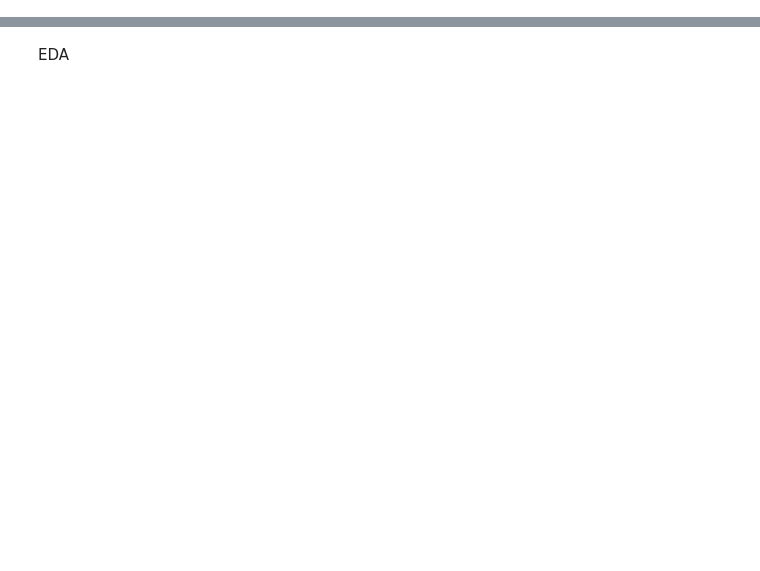
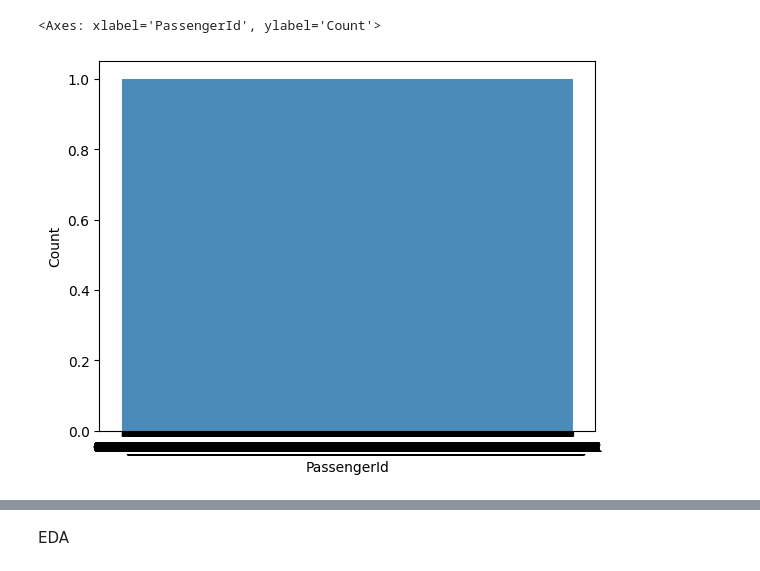
Before and after one commit to 7PAM2015-0105-2023-Team1/kaggle_challenge_team_1, a Jupyter notebook: Kaggle_Challenge_Team_1.ipynb, the cells around one changed output, grey strips where cells are left out. Saved outputs shown, nothing was run; the diff lists cells and outputs as text; code cells hidden in the pictures; blank space fills up the shorter version.

Commit message:
Model first attempt of kaggle score

```diff
--- a/Kaggle_Challenge_Team_1.ipynb
+++ b/Kaggle_Challenge_Team_1.ipynb
@@ -350,0 +3,16 @@ sns.catplot(x='PassengerId' , kind='box' , data=sample_submission_data)
+# %%
+import pandas as pd
+import numpy as np
+import matplotlib.pyplot as plt
+import seaborn as sns
+from sklearn.preprocessing import StandardScaler, LabelEncoder
+from sklearn.model_selection import train_test_split
+import tensorflow as tf
+from sklearn.impute import SimpleImputer
+# Read the CSV file using pandas
+train_df = pd.read_csv('https://raw.githubusercontent.com/7PAM2015-0105-2023-Team1/kaggle_challenge_team_1/main/train.csv')
+test_df = pd.read_csv('https://raw.githubusercontent.com/7PAM2015-0105-2023-Team1/kaggle_challenge_team_1/main/test.csv')
+sample_submission_df = pd.read_csv('https://raw.githubusercontent.com/7PAM2015-0105-2023-Team1/kaggle_challenge_team_1/main/sample_submission.csv')
+
+# Display the first few rows of the DataFrame
+print(train_df.head())
@@ -350,0 +194,3 @@ sns.catplot(x='PassengerId' , kind='box' , data=sample_submission_data)
+# %%
+dropped_test_df = test_df.drop(['CryoSleep', 'Cabin', 'Destination', 'Name', 'VIP'], axis=1)
+dropped_test_df.head()
@@ -350,0 +251,5 @@ sns.catplot(x='PassengerId' , kind='box' , data=sample_submission_data)
+# %%
+sns.histplot(dropped_test_df['PassengerId'])
+# %% [output]
+<Axes: xlabel='PassengerId', ylabel='Count'>
+[figure, added]
```
Also changed, not shown: parts of 128 cells of this notebook.
